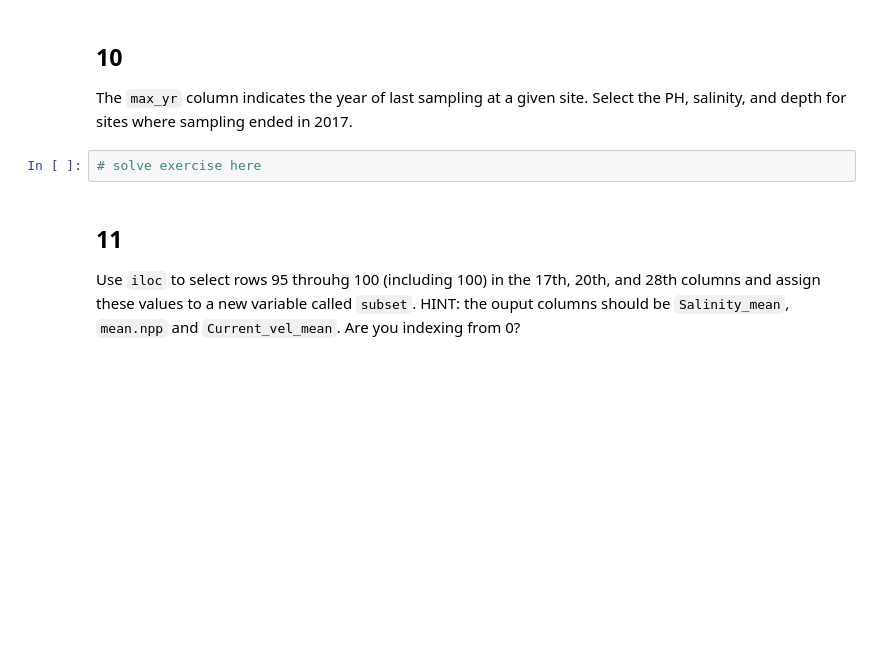
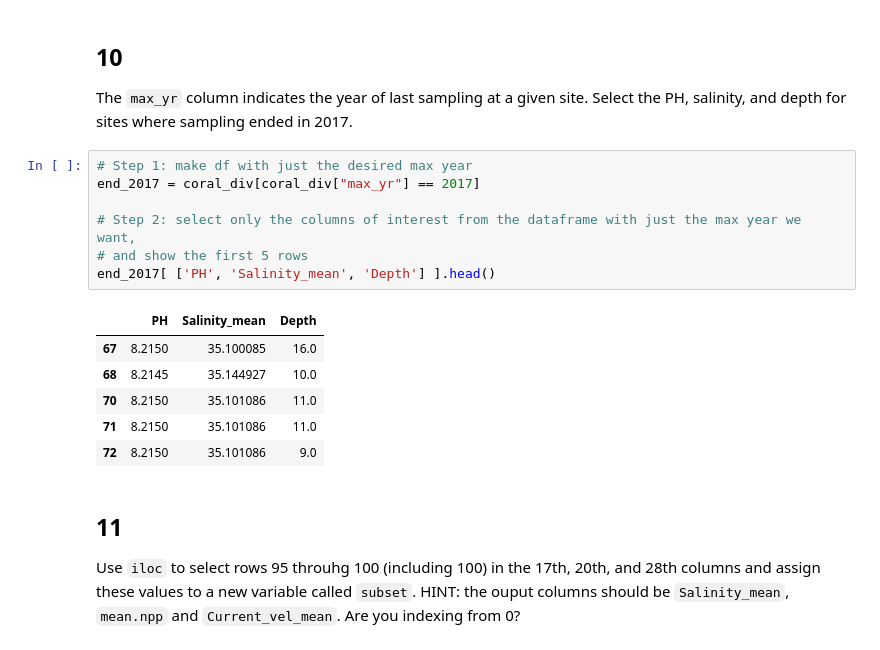
Before and after one commit to cnordheim-maestas/eds220-hwk-1, a Jupyter notebook: hwk1-task3.ipynb, the cells around one changed output. Drawn from its saved outputs; the diff is of its cells as text; blank space fills up the shorter version.

```diff
--- a/hwk1-task3.ipynb
+++ b/hwk1-task3.ipynb
@@ -292,8 +291,20 @@ three_columns.head()
 # %% [markdown]
 ## 10
 The `max_yr` column indicates the year of last sampling at a given site. Select the PH, salinity, and depth for sites where sampling ended in 2017.
-# %%
-# solve exercise here
+# %%
+# Step 1: make df with just the desired max year
+end_2017 = coral_div[coral_div["max_yr"] == 2017]
+
+# Step 2: select only the columns of interest from the dataframe with just the max year we want,
+# and show the first 5 rows
+end_2017[ ['PH', 'Salinity_mean', 'Depth'] ].head()
+# %% [output]
+|  | PH | Salinity_mean | Depth |
+| 67 | 8.2150 | 35.100085 | 16.0 |
+| 68 | 8.2145 | 35.144927 | 10.0 |
+| 70 | 8.2150 | 35.101086 | 11.0 |
+| 71 | 8.2150 | 35.101086 | 11.0 |
+| 72 | 8.2150 | 35.101086 | 9.0 |
 # %% [markdown]
 ## 11
 Use `iloc` to select rows 95 throuhg 100 (including 100) in the 17th, 20th, and 28th columns and assign these values to a new variable called `subset`. HINT: the ouput columns should be `Salinity_mean`, `mean.npp` and `Current_vel_mean`. Are you indexing from 0?
```
Also changed, not shown: parts of 1 cell of this notebook.
